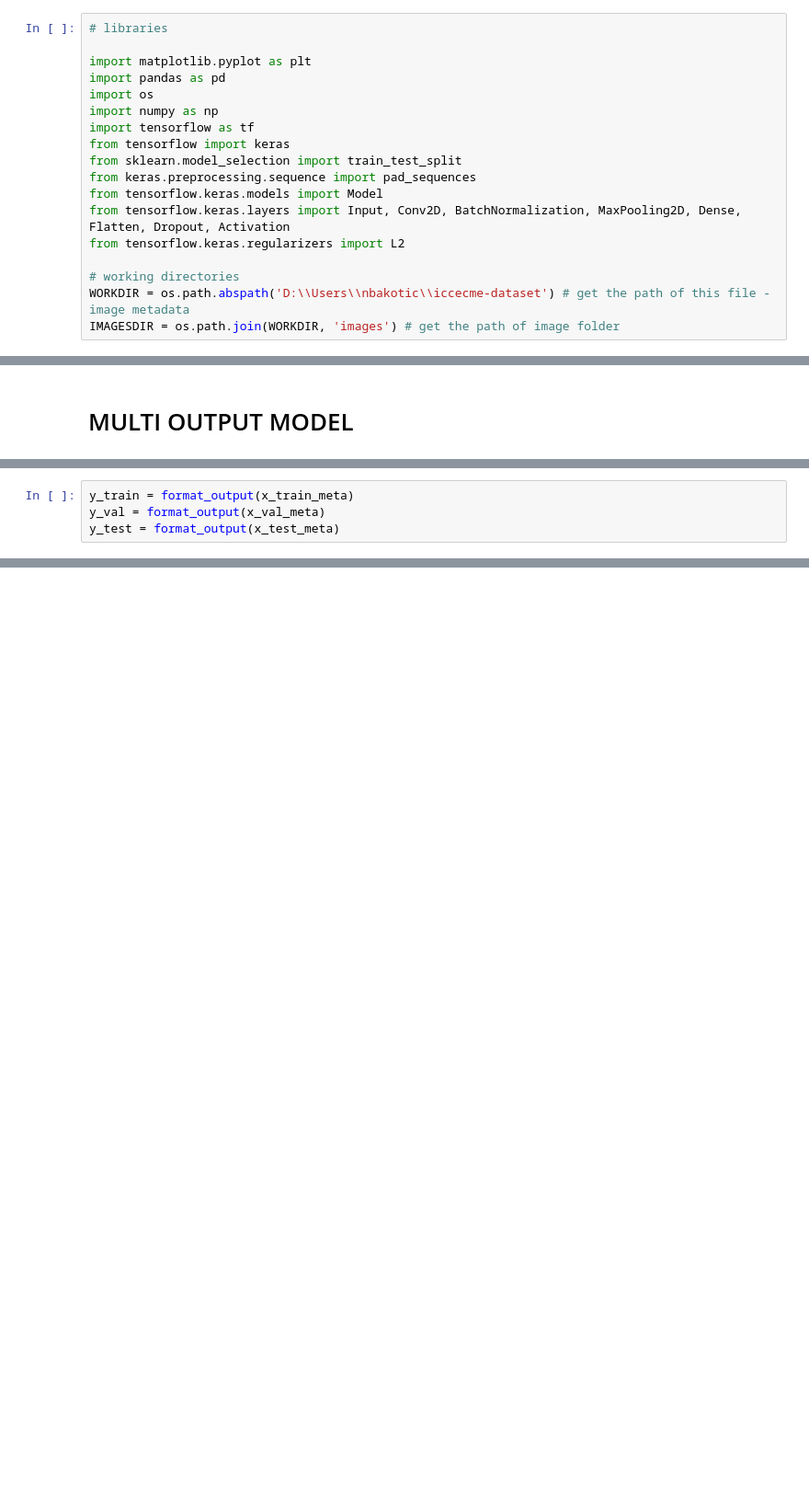
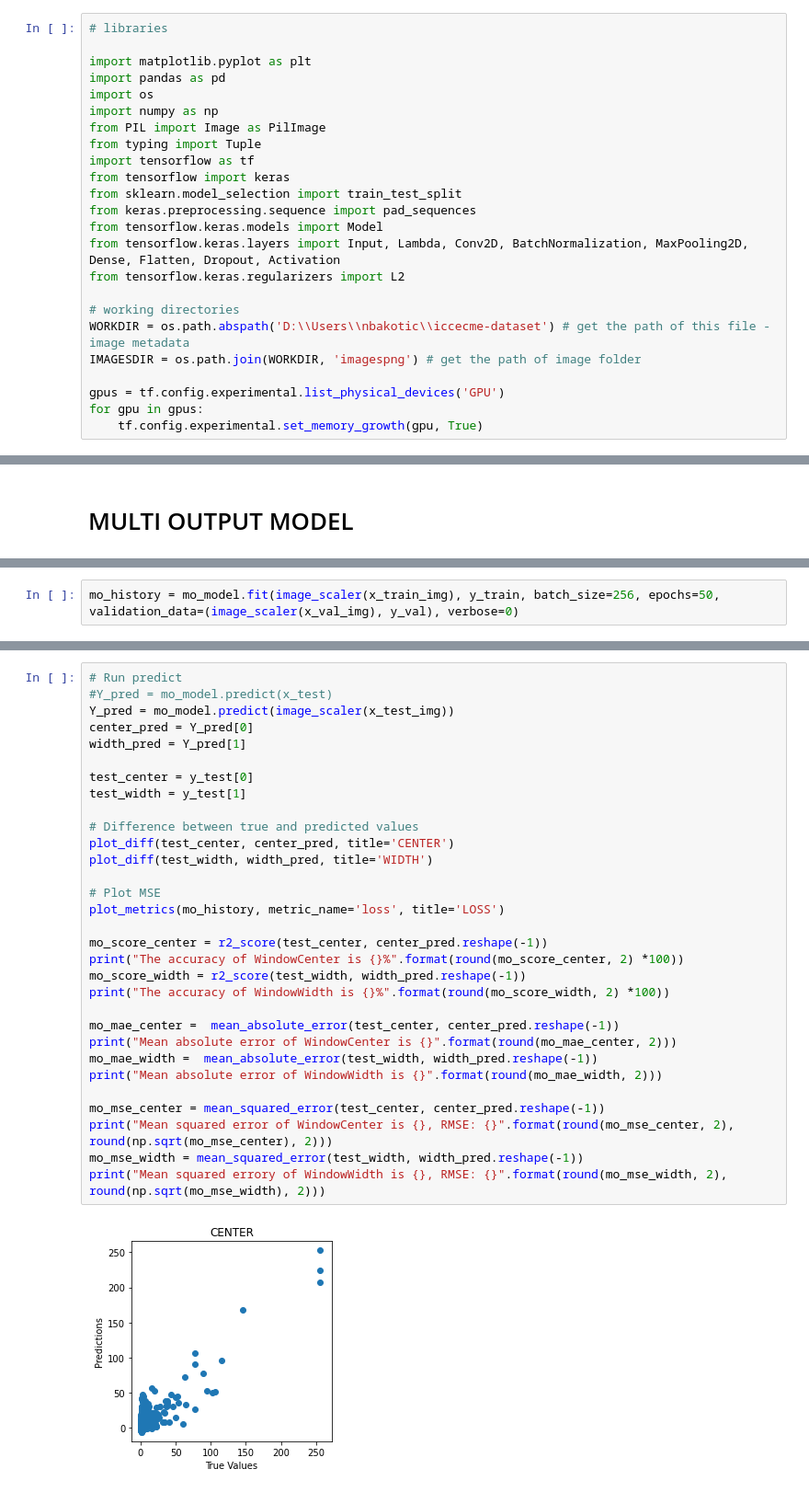
Before and after one commit to nbakotic/zavrsni, a Jupyter notebook: ICECME.ipynb, the cells around one changed output, grey strips where cells are left out. Shown at 92% size. Drawn from its saved outputs; the diff is of its cells as text; blank space fills up the shorter version.

```diff
--- a/ICECME.ipynb
+++ b/ICECME.ipynb
@@ -7,14 +7,20 @@ import matplotlib.pyplot as plt
 import pandas as pd
 import os
 import numpy as np
+from PIL import Image as PilImage
+from typing import Tuple
 import tensorflow as tf
 from tensorflow import keras
 from sklearn.model_selection import train_test_split
 from keras.preprocessing.sequence import pad_sequences
 from tensorflow.keras.models import Model
-from tensorflow.keras.layers import Input, Conv2D, BatchNormalization, MaxPooling2D, Dense, Flatten, Dropout, Activation
+from tensorflow.keras.layers import Input, Lambda, Conv2D, BatchNormalization, MaxPooling2D, Dense, Flatten, Dropout, Activation
 from tensorflow.keras.regularizers import L2
 
 # working directories
 WORKDIR = os.path.abspath('D:\\Users\\nbakotic\\iccecme-dataset') # get the path of this file - image metadata
-IMAGESDIR = os.path.join(WORKDIR, 'images') # get the path of image folder
+IMAGESDIR = os.path.join(WORKDIR, 'imagespng') # get the path of image folder
+
+gpus = tf.config.experimental.list_physical_devices('GPU')
+for gpu in gpus:
+    tf.config.experimental.set_memory_growth(gpu, True)
@@ -1074,4 +433,0 @@ x_val_img, x_test_img, x_val_meta, x_test_meta = train_test_split(x_test_img, x_
-# %%
-y_train = format_output(x_train_meta)
-y_val = format_output(x_val_meta)
-y_test = format_output(x_test_meta)
@@ -1224,0 +608,2 @@ INFO:tensorflow:Assets written to: ./model_center_imgmeta1/assets
+# %%
+mo_history = mo_model.fit(image_scaler(x_train_img), y_train, batch_size=256, epochs=50, validation_data=(image_scaler(x_val_img), y_val), verbose=0)
@@ -1224,0 +612,33 @@ INFO:tensorflow:Assets written to: ./model_center_imgmeta1/assets
+# %%
+# Run predict
+#Y_pred = mo_model.predict(x_test)
+Y_pred = mo_model.predict(image_scaler(x_test_img))
+center_pred = Y_pred[0]
+width_pred = Y_pred[1]
+
+test_center = y_test[0]
+test_width = y_test[1]
+
+# Difference between true and predicted values
+plot_diff(test_center, center_pred, title='CENTER')
+plot_diff(test_width, width_pred, title='WIDTH')
+
+# Plot MSE
+plot_metrics(mo_history, metric_name='loss', title='LOSS')
+
+mo_score_center = r2_score(test_center, center_pred.reshape(-1))
+print("The accuracy of WindowCenter is {}%".format(round(mo_score_center, 2) *100))
+mo_score_width = r2_score(test_width, width_pred.reshape(-1))
+print("The accuracy of WindowWidth is {}%".format(round(mo_score_width, 2) *100))
+
+mo_mae_center =  mean_absolute_error(test_center, center_pred.reshape(-1))
+print("Mean absolute error of WindowCenter is {}".format(round(mo_mae_center, 2)))
+mo_mae_width =  mean_absolute_error(test_width, width_pred.reshape(-1))
+print("Mean absolute error of WindowWidth is {}".format(round(mo_mae_width, 2)))
+
+mo_mse_center = mean_squared_error(test_center, center_pred.reshape(-1))
+print("Mean squared error of WindowCenter is {}, RMSE: {}".format(round(mo_mse_center, 2), round(np.sqrt(mo_mse_center), 2)))
+mo_mse_width = mean_squared_error(test_width, width_pred.reshape(-1))
+print("Mean squared errory of WindowWidth is {}, RMSE: {}".format(round(mo_mse_width, 2), round(np.sqrt(mo_mse_width), 2)))
+# %% [output]
+[figure, added]
```
Also changed, not shown: parts of 105 cells of this notebook.
